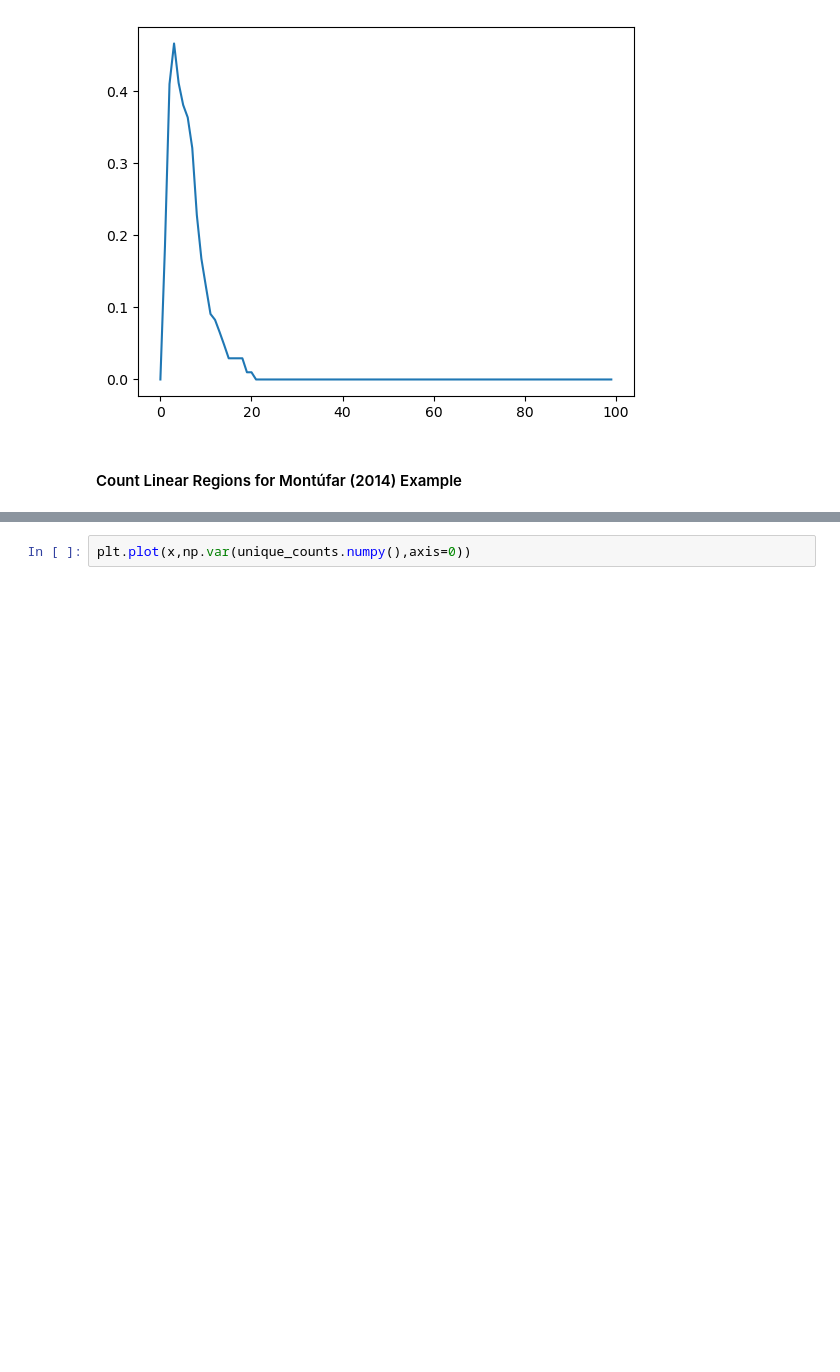
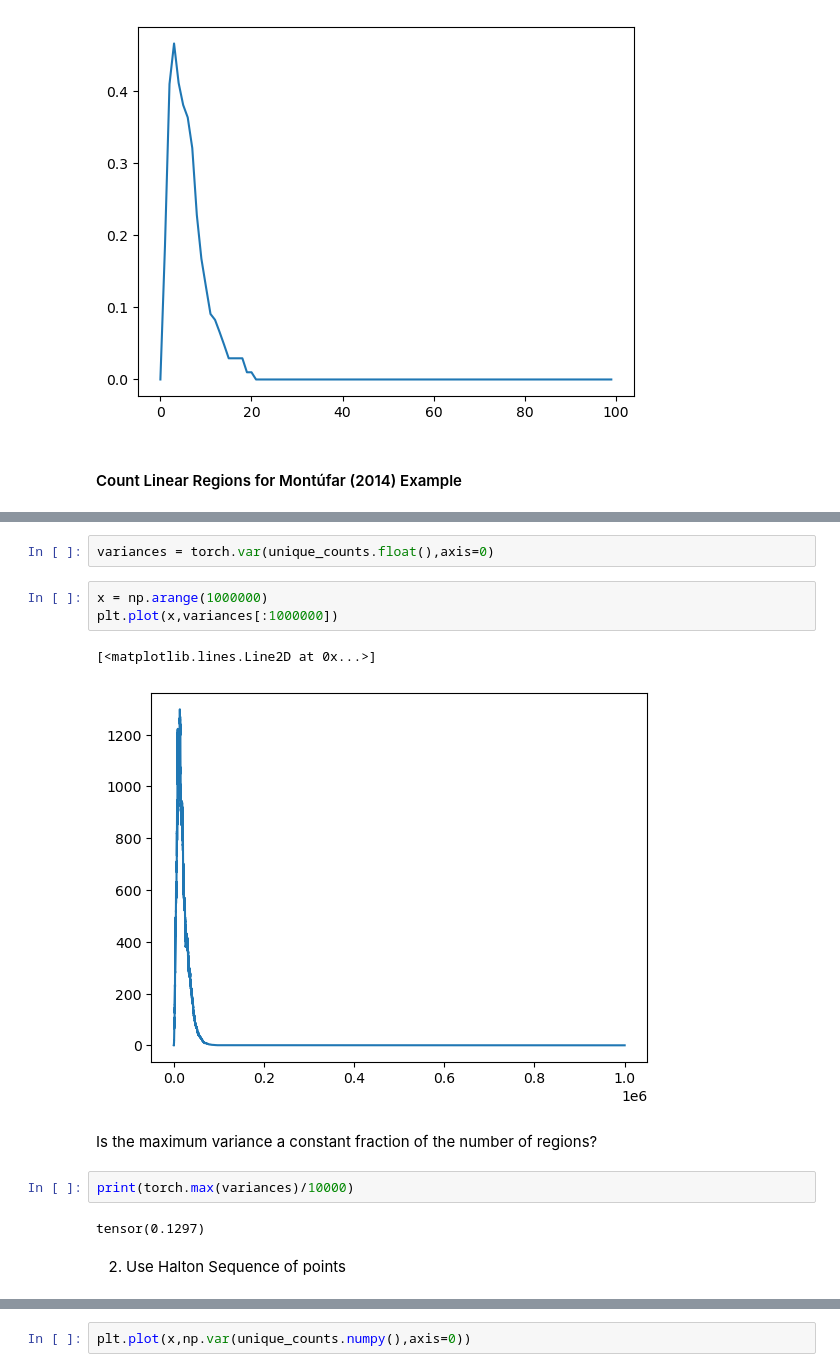
Before and after one commit to Gautam-Chauhan/MSc-Thesis, a Jupyter notebook: iid_uniform_code.ipynb, the cells around one changed output, grey strips where cells are left out. Saved outputs shown, nothing was run; the diff lists cells and outputs as text; blank space fills up the shorter version.

```diff
--- a/iid_uniform_code.ipynb
+++ b/iid_uniform_code.ipynb
@@ -1491,0 +1510,16 @@ for i in range(unique_counts.shape[0]):
+# %%
+variances = torch.var(unique_counts.float(),axis=0)
+# %%
+x = np.arange(1000000)
+plt.plot(x,variances[:1000000])
+# %% [output]
+[<matplotlib.lines.Line2D at 0x...>]
+[figure, added]
+# %% [markdown]
+Is the maximum variance a constant fraction of the number of regions?
+# %%
+print(torch.max(variances)/10000)
+# %% [output]
+tensor(0.1297)
+# %% [markdown]
+2. Use Halton Sequence of points
```
Also changed, not shown: parts of 15 cells of this notebook.
